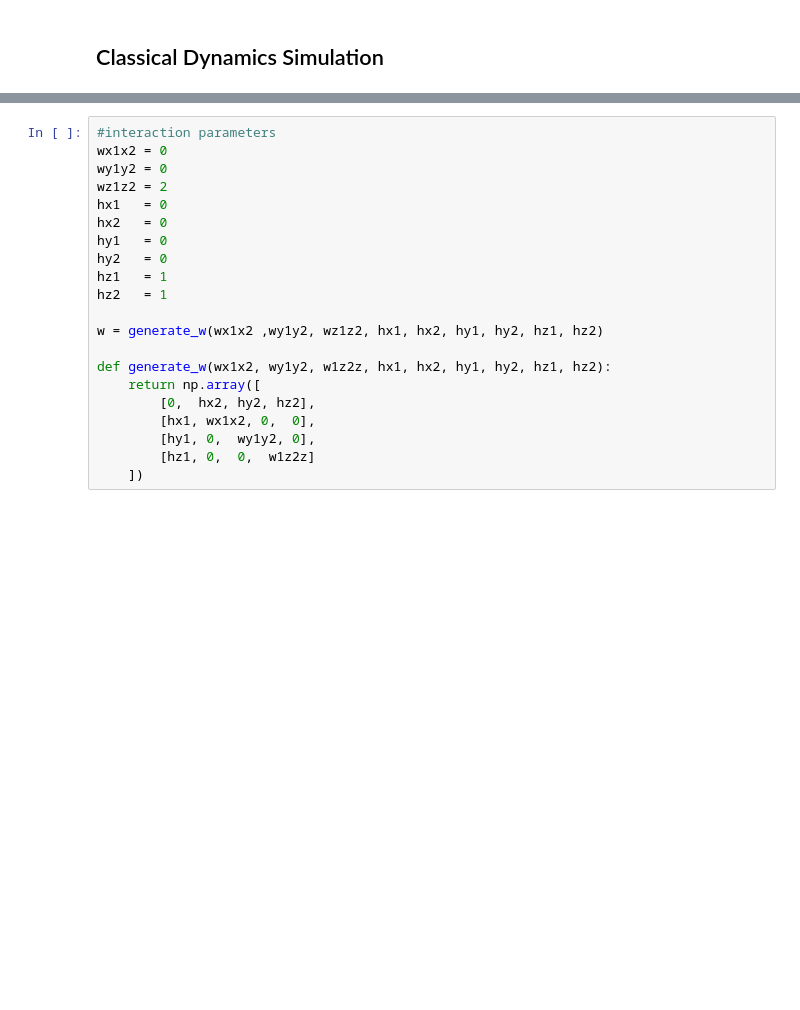
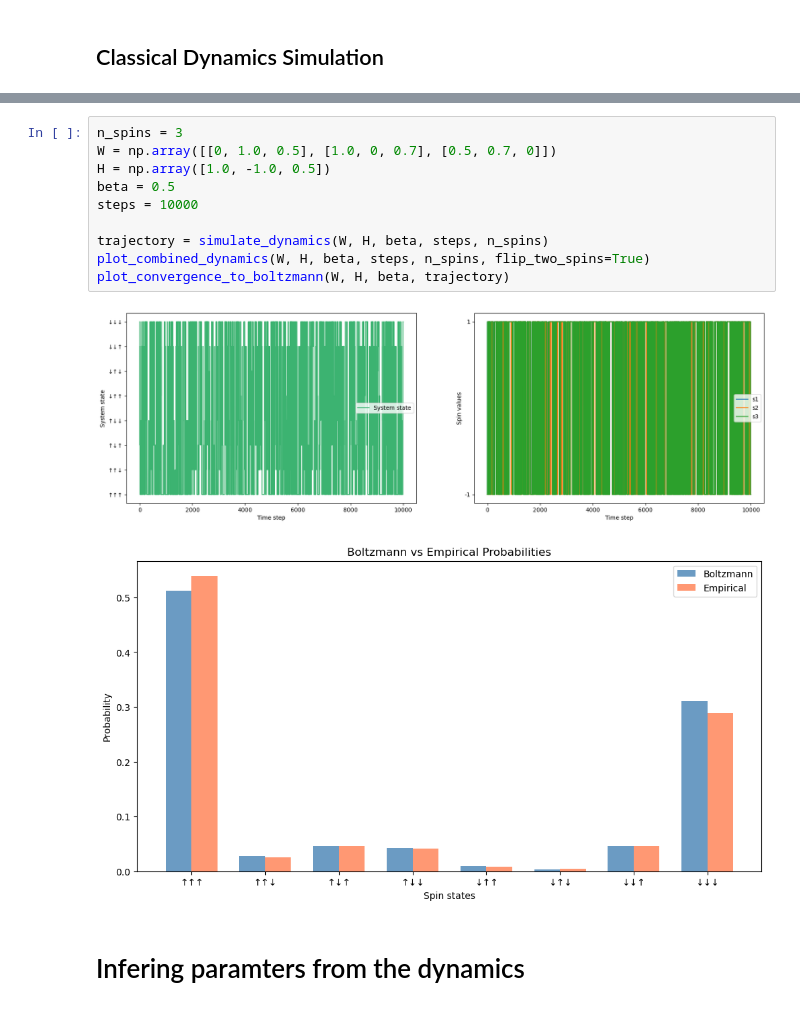
Before and after one commit to Victor-Alessandro/QBM-code, a Jupyter notebook: Dynamics Simulation.ipynb, the cells around one changed output, grey strips where cells are left out. Cells and saved outputs as stored; diff of their text form; blank space fills up the shorter version.

```diff
--- a/Dynamics Simulation.ipynb
+++ b/Dynamics Simulation.ipynb
@@ -88,21 +167,15 @@ plot_combined_dynamics(w, h, beta, steps, flip_two_spins=True)
-# %%
-#interaction parameters
-wx1x2 = 0
-wy1y2 = 0
-wz1z2 = 2
-hx1   = 0
-hx2   = 0
-hy1   = 0
-hy2   = 0
-hz1   = 1
-hz2   = 1
-
-w = generate_w(wx1x2 ,wy1y2, wz1z2, hx1, hx2, hy1, hy2, hz1, hz2)
-
-def generate_w(wx1x2, wy1y2, w1z2z, hx1, hx2, hy1, hy2, hz1, hz2):
-    return np.array([
-        [0,  hx2, hy2, hz2],
-        [hx1, wx1x2, 0,  0],
-        [hy1, 0,  wy1y2, 0],
-        [hz1, 0,  0,  w1z2z]
-    ])
+# %%
+n_spins = 3
+W = np.array([[0, 1.0, 0.5], [1.0, 0, 0.7], [0.5, 0.7, 0]])
+H = np.array([1.0, -1.0, 0.5])
+beta = 0.5
+steps = 10000
+
+trajectory = simulate_dynamics(W, H, beta, steps, n_spins)
+plot_combined_dynamics(W, H, beta, steps, n_spins, flip_two_spins=True)
+plot_convergence_to_boltzmann(W, H, beta, trajectory)
+# %% [output]
+[figure, added]
+[figure, added]
+# %% [markdown]
+# Infering paramters from the dynamics
```
Also changed, not shown: parts of 6 cells of this notebook, 2 other files.
